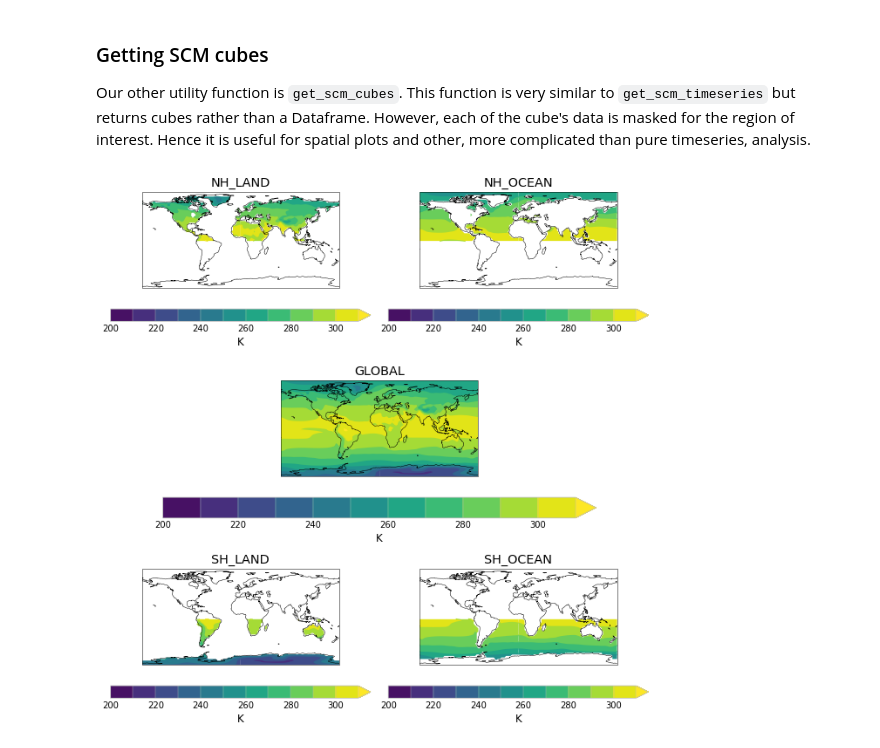
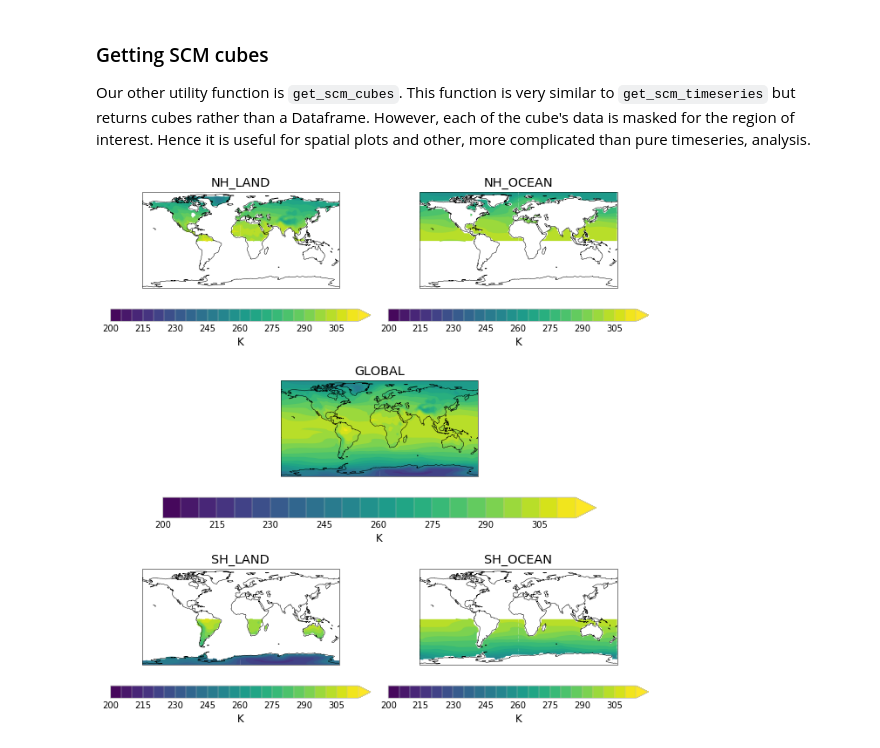
Before and after one commit to znicholls/netcdf-scm, a Jupyter notebook: notebooks/demo.ipynb, the cells around one changed output. Saved outputs shown, nothing was run; the diff lists cells and outputs as text; code cells hidden in the pictures.

```diff
--- a/notebooks/demo.ipynb
+++ b/notebooks/demo.ipynb
@@ -216,29 +220,41 @@ tas_scm_cubes = tas.get_scm_cubes()
 # %%
 plt.figure(figsize=(9, 9))
 for i, (label, cube) in enumerate(tas_scm_cubes.items()):
     if label == "GLOBAL":
         plt.subplot(312)
     else:
         if label == "NH_LAND":
             j = 1
         elif label == "NH_OCEAN":
             j = 2
         elif label == "SH_LAND":
             j = 5
         elif label == "SH_OCEAN":
             j = 6
         plt_no = 320 + j
         plt.subplot(plt_no)
 
     region_time_mean = cube.cube.collapsed('time', iris.analysis.MEAN)
     qplt.contourf(
         region_time_mean,
-        levels=np.arange(200, 320, 10),
+        levels=np.arange(200, 320, 5),
         extend='max',
     )
+    plt.title(label)
+#     ### To make logo instead ###
+#     iplt.contourf(
+#         region_time_mean,
+#         levels=np.arange(200, 320, 10),
+#         extend='max',
+#         cmap=COLOR_MAP,
+#     )
+#     ### -------- ###
     plt.gca().coastlines()
-    plt.title(label)
+
 
 plt.tight_layout()
+# ### To make logo ###
+# plt.savefig("tmp.png")
+# ### -------- ###
 # %% [output]
-[figure, old version]
+[figure, new version]
```
Also changed, not shown: parts of 2 cells of this notebook, 17 other files.
